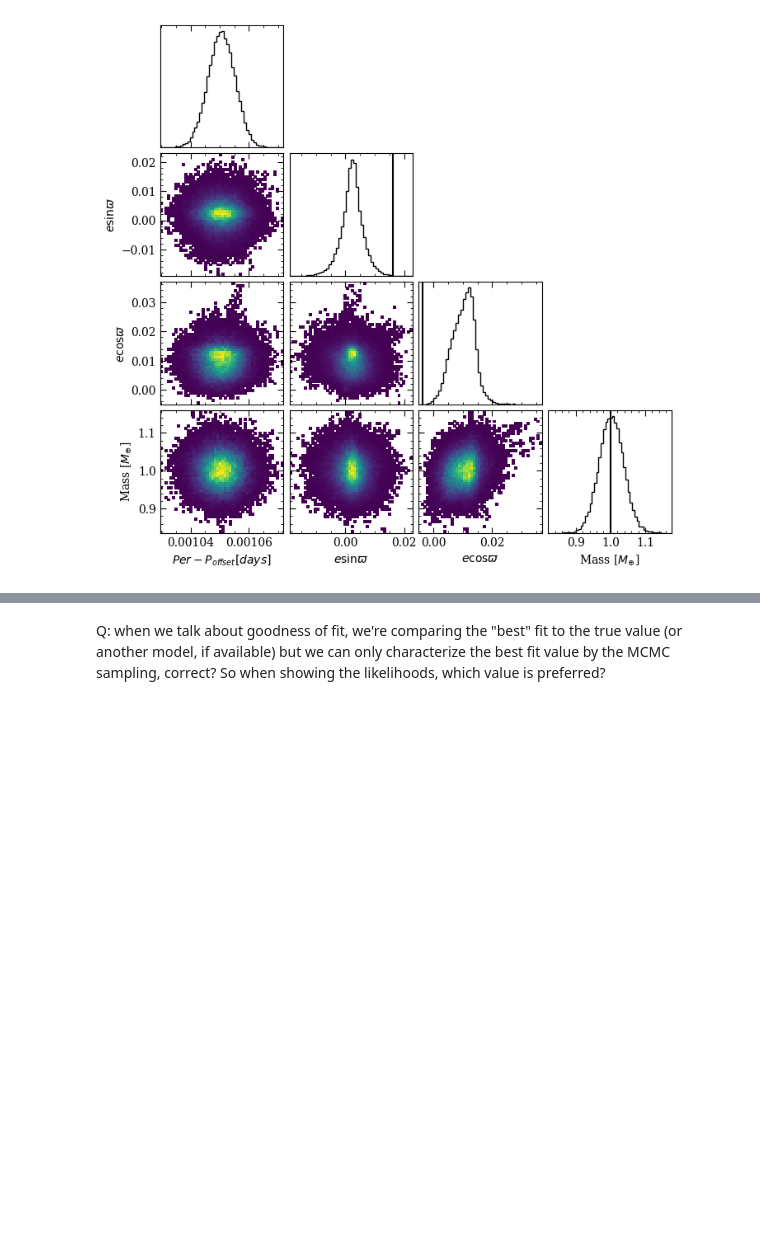
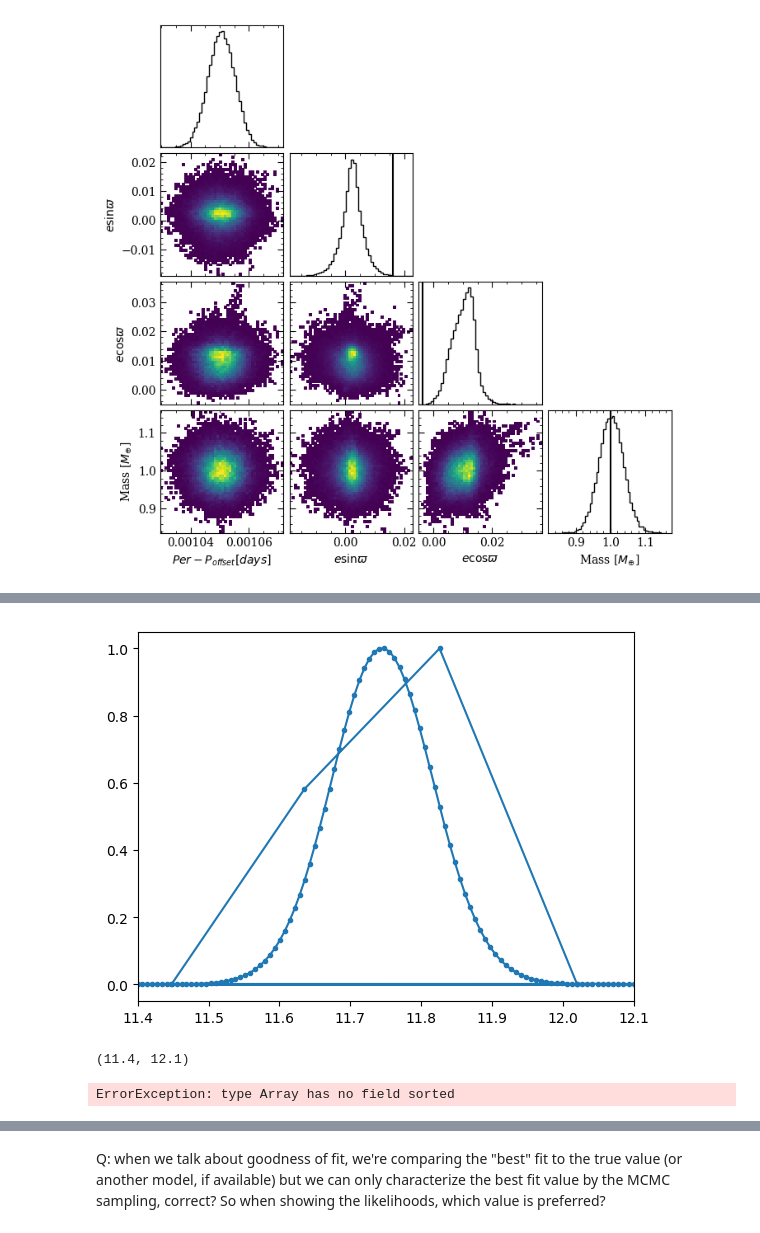
Before and after one commit to bmlindor/ttv_ss, a Jupyter notebook: plots.ipynb, the cells around one changed output, grey strips where cells are left out. Cells and saved outputs as stored; diff of their text form; code cells hidden in the pictures; blank space fills up the shorter version.

```diff
--- a/plots.ipynb
+++ b/plots.ipynb
@@ -154,3 +215,16 @@ JLDFile /Users/bethleelindor/work/washington/ttv_project/ttv_ss/MCMC/moon_mcmc30
+# %%
+# allgrid = vcat(grid_wide,xgrid)
+# allprob = vcat(lprob_wide,xprob)
+# sorted = sortperm(allgrid)
+plot(M[:,1][sorted],M[:,2][sorted],".",linestyle="-")
+xlim(11.4,12.1)
+# %% [output]
+[figure, added]
+(11.4, 12.1)
+# %%
+allgrid.sorted()
+# %% [output]
+ErrorException: type Array has no field sorted
 # %%
 include("plot_likelihood.jl")
 plot_likelihood(f,mcmc,false)
```
Also changed, not shown: parts of 19 cells of this notebook, 11 other files.
